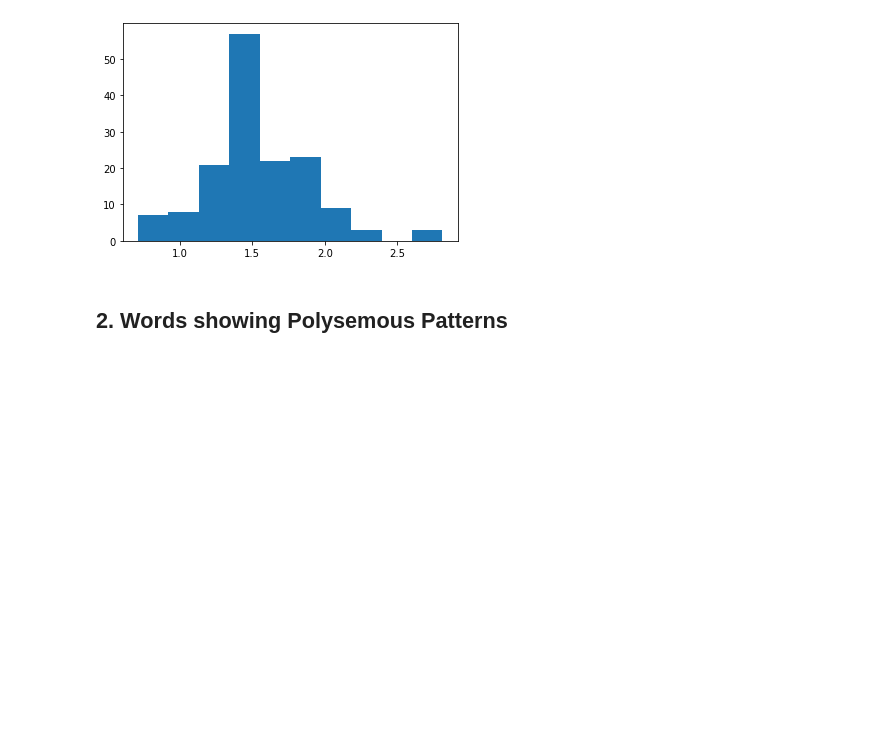
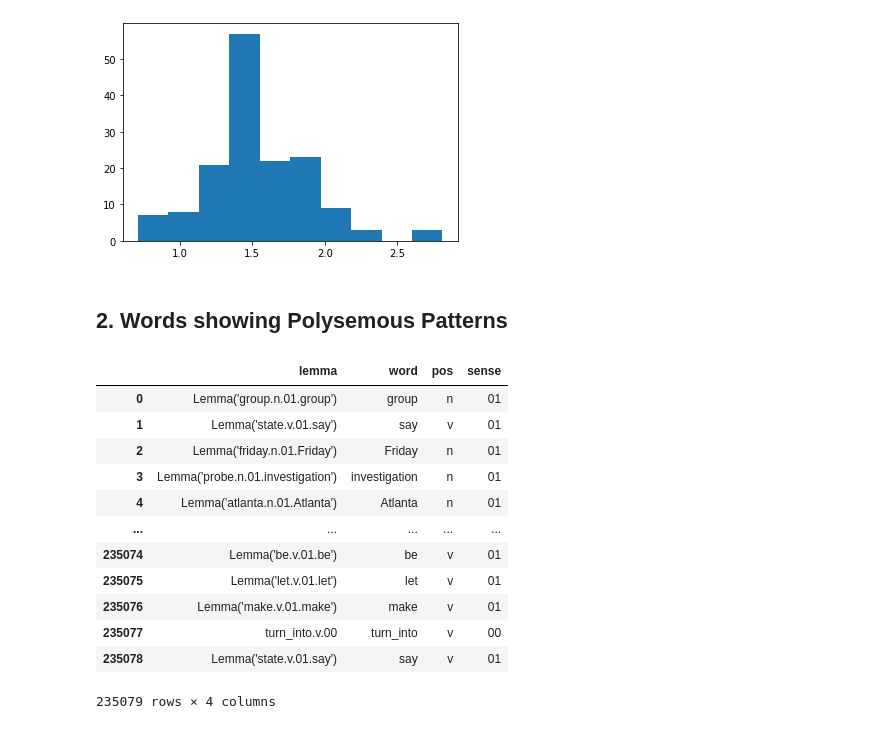
Before and after one commit to sathvikn/bert-wordsense, a Jupyter notebook: codebase/notebooks/choose_words.ipynb, the cells around one changed output. Saved outputs shown, nothing was run; the diff lists cells and outputs as text; code cells hidden in the pictures; blank space fills up the shorter version.

Commit message:
chose words in polysemous relationships/canonically homonymous words

```diff
--- a/codebase/notebooks/choose_words.ipynb
+++ b/codebase/notebooks/choose_words.ipynb
@@ -161,3 +161,21 @@ plt.hist(df['entropy'])
 [figure]
 # %% [markdown]
 ## 2. Words showing Polysemous Patterns
+# %%
+tags = pd.read_csv('../data/semcor_tags.csv')
+# %%
+tags
+# %% [output]
+|  | lemma | word | pos | sense |
+| 0 | Lemma('group.n.01.group') | group | n | 01 |
+| 1 | Lemma('state.v.01.say') | say | v | 01 |
+| 2 | Lemma('friday.n.01.Friday') | Friday | n | 01 |
+| 3 | Lemma('probe.n.01.investigation') | investigation | n | 01 |
+| 4 | Lemma('atlanta.n.01.Atlanta') | Atlanta | n | 01 |
+| ... | ... | ... | ... | ... |
+| 235074 | Lemma('be.v.01.be') | be | v | 01 |
+| 235075 | Lemma('let.v.01.let') | let | v | 01 |
+| 235076 | Lemma('make.v.01.make') | make | v | 01 |
+| 235077 | turn_into.v.00 | turn_into | v | 00 |
+| 235078 | Lemma('state.v.01.say') | say | v | 01 |
+235079 rows × 4 columns
```
Also changed, not shown: parts of 22 cells of this notebook.
